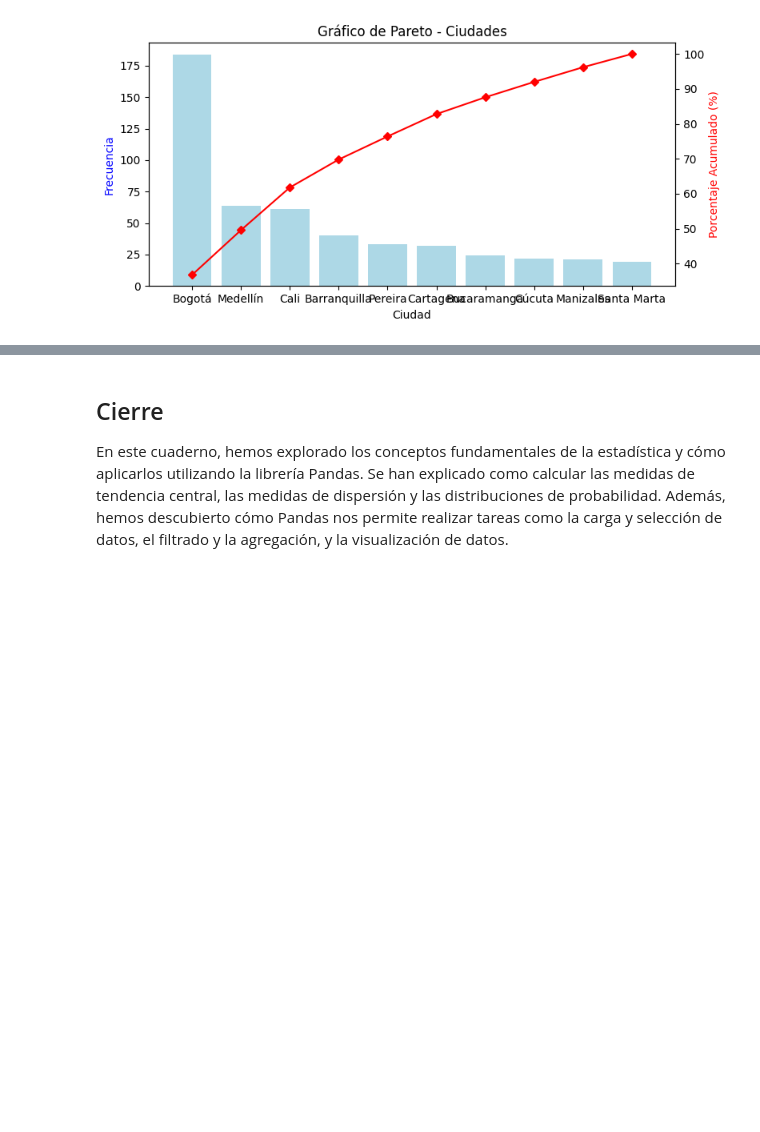
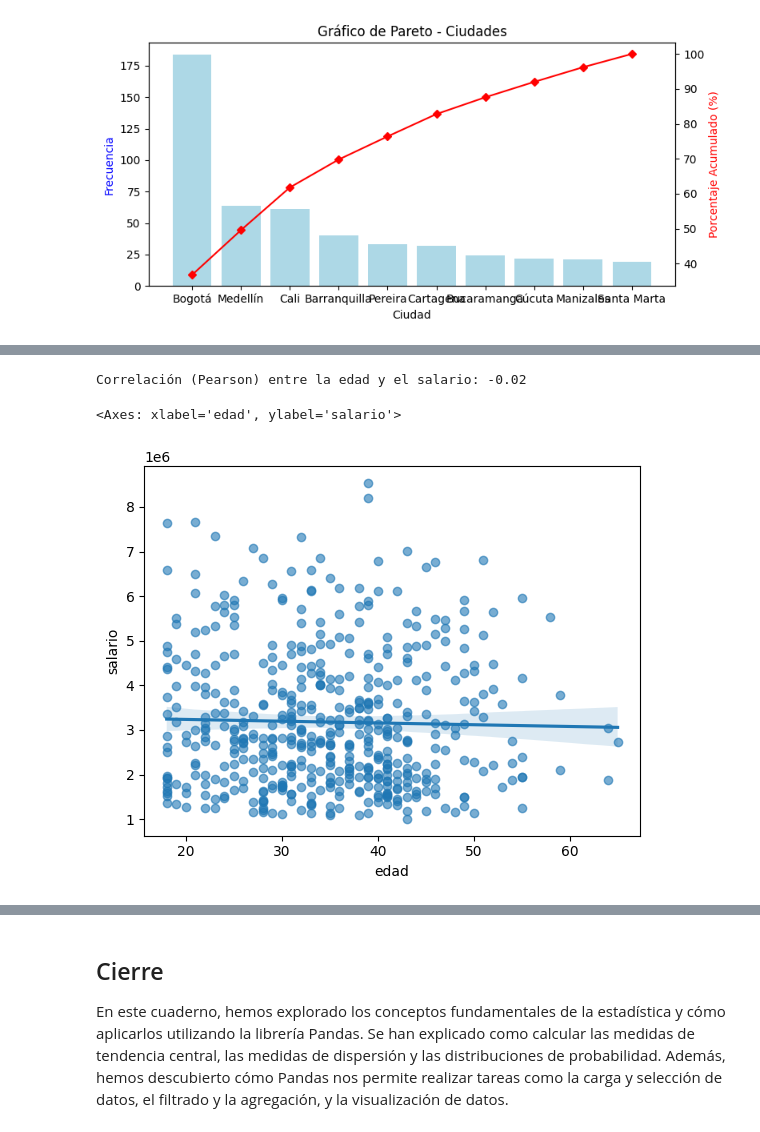
Before and after one commit to jazaineam1/Diplomado_ucentral_ME, a Jupyter notebook: Cuadernos/5_Introducción_a_la_Estadística_y_Exploración_de_Datos_con_Pandas.ipynb, the cells around one changed output, grey strips where cells are left out. Drawn from its saved outputs; the diff is of its cells as text; code cells hidden in the pictures; blank space fills up the shorter version.

```diff
--- a/Cuadernos/5_Introducción_a_la_Estadística_y_Exploración_de_Datos_con_Pandas.ipynb
+++ b/Cuadernos/5_Introducción_a_la_Estadística_y_Exploración_de_Datos_con_Pandas.ipynb
@@ -662,0 +674,15 @@ plt.show()
+# %%
+
+# Coeficiente de correlación de Pearson
+corr_pearson = df['edad'].corr(df['salario'])
+print(f"Correlación (Pearson) entre la edad y el salario: {corr_pearson:.2f}")
+# %% [output]
+Correlación (Pearson) entre la edad y el salario: -0.02
+# %%
+sns.regplot(x='edad',
+            y='salario',
+            data=df,
+            scatter_kws={'alpha':0.6})
+# %% [output]
+<Axes: xlabel='edad', ylabel='salario'>
+[figure, added]
```
Also changed, not shown: parts of 3 cells of this notebook.
